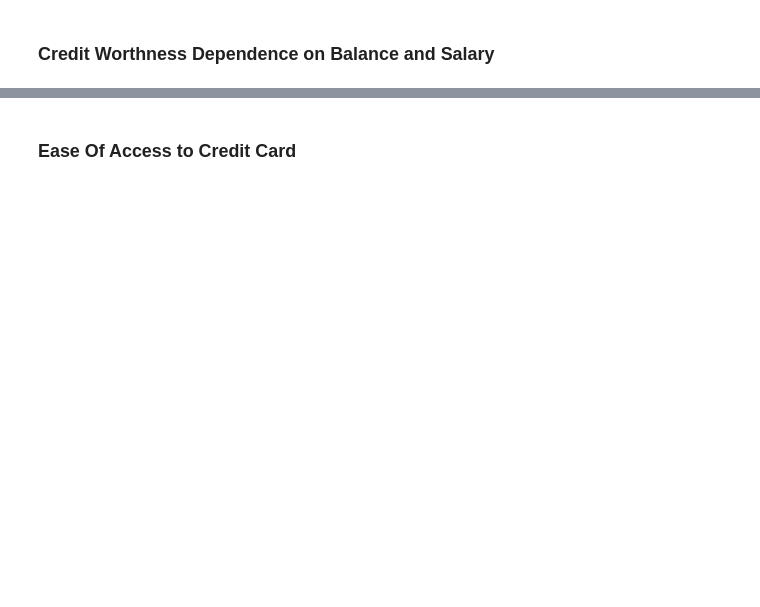
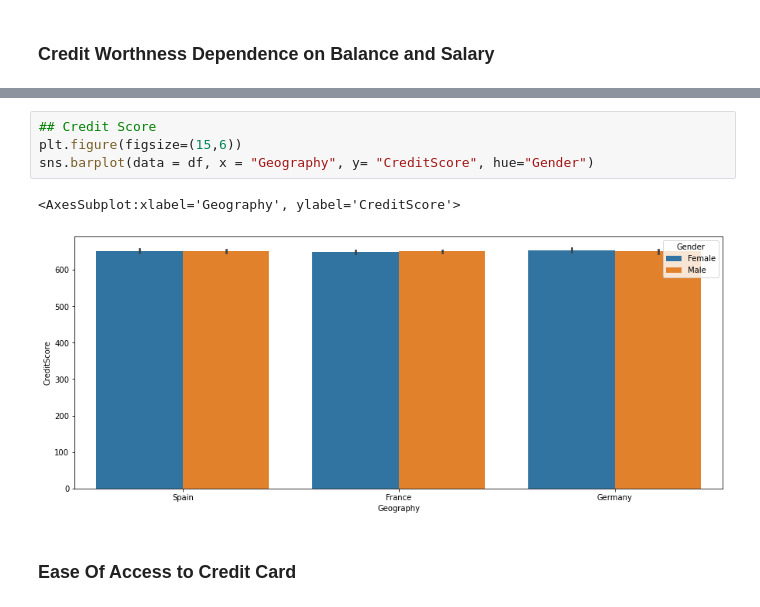
Before and after one commit to Kile-kun/Data-Migration, a Jupyter notebook: DM EDA.ipynb, the cells around one changed output, grey strips where cells are left out. Cells and saved outputs as stored; diff of their text form; blank space fills up the shorter version.

```diff
--- a/DM EDA.ipynb
+++ b/DM EDA.ipynb
@@ -193,2 +147,9 @@ sns.lineplot(data=df, x= "EstimatedSalary", y="Balance")
+# %%
+## Credit Score
+plt.figure(figsize=(15,6))
+sns.barplot(data = df, x = "Geography", y= "CreditScore", hue="Gender")
+# %% [output]
+<AxesSubplot:xlabel='Geography', ylabel='CreditScore'>
+[figure, added]
 # %% [markdown]
 ### Ease Of Access to Credit Card
```
Also changed, not shown: parts of 24 cells of this notebook.
